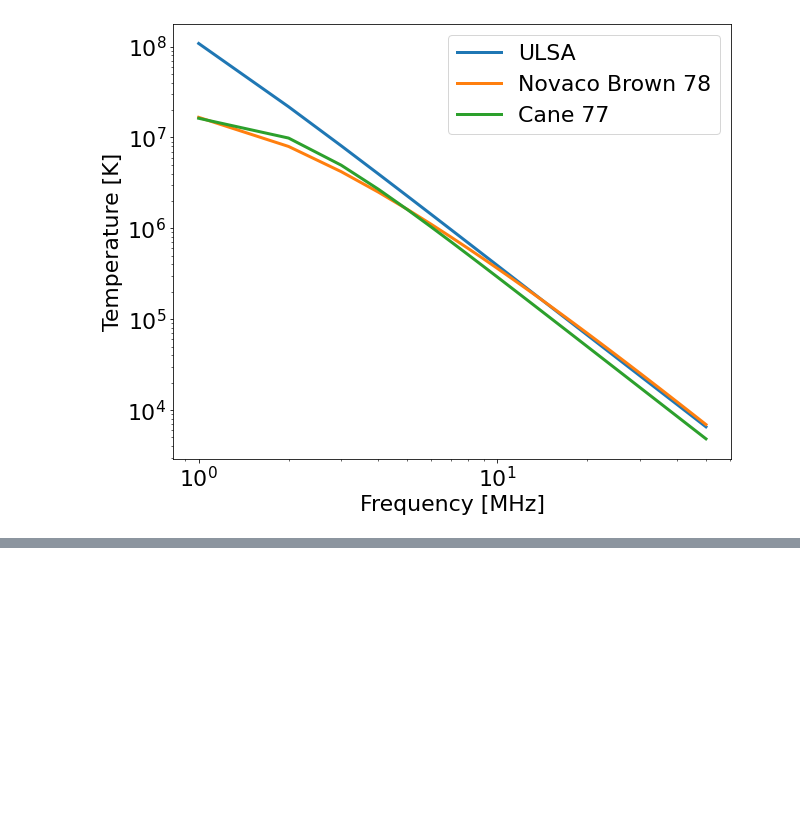
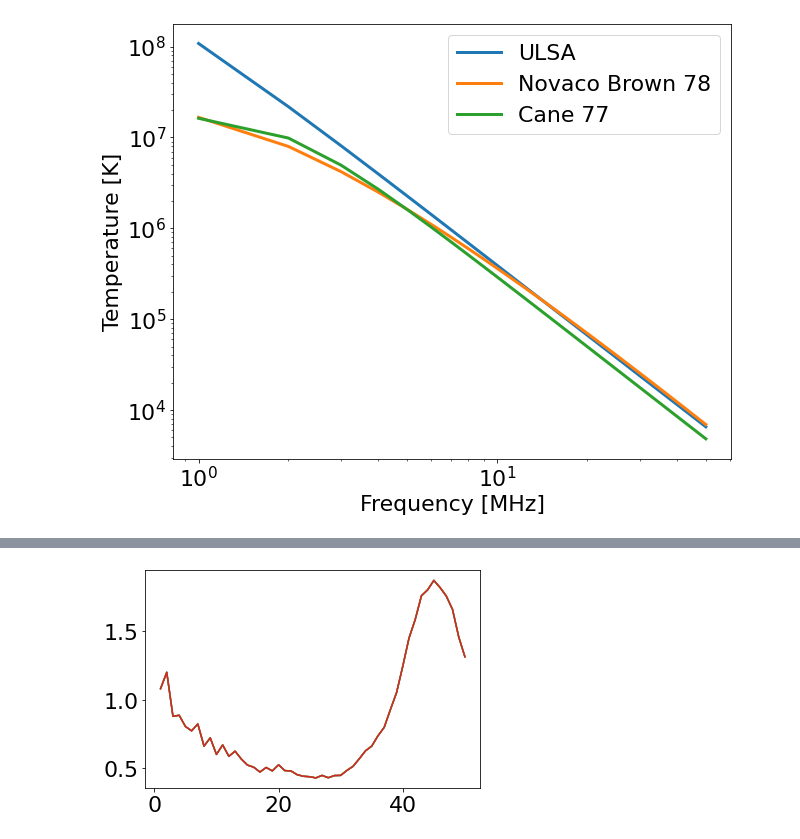
Before and after one commit to lusee-night/luseepy, a Jupyter notebook: notebooks/sim_result.ipynb, the cells around one changed output, grey strips where cells are left out. Cells and saved outputs as stored; diff of their text form; code cells hidden in the pictures; blank space fills up the shorter version.

```diff
--- a/notebooks/sim_result.ipynb
+++ b/notebooks/sim_result.ipynb
@@ -172,0 +72,12 @@ Text(0, 0.5, 'V_ij [K]  $\\times (\\nu/10MHz)^{2.5}$')
+# %%
+data1=data_lbl
+data2=data_lbl2
+for day in np.arange(0,28,7):
+    NN = data1[day,'00R',:]
+    SS = data1[day,'22R',:]
+    NS = data1[day,'02R',:]
+    #plt.plot(freq,data2[day,'00R',:]*we,'r-',label = '2port')
+    #plt.plot(freq,((NN+SS-2*NS))*we,'b-',label = '1port')
+    plt.plot(freq,data2[day,'00R',:]/(NN+SS-2*NS) )
+# %% [output]
+[figure, added]
```
Also changed, not shown: parts of 13 cells of this notebook, 12 other files.
